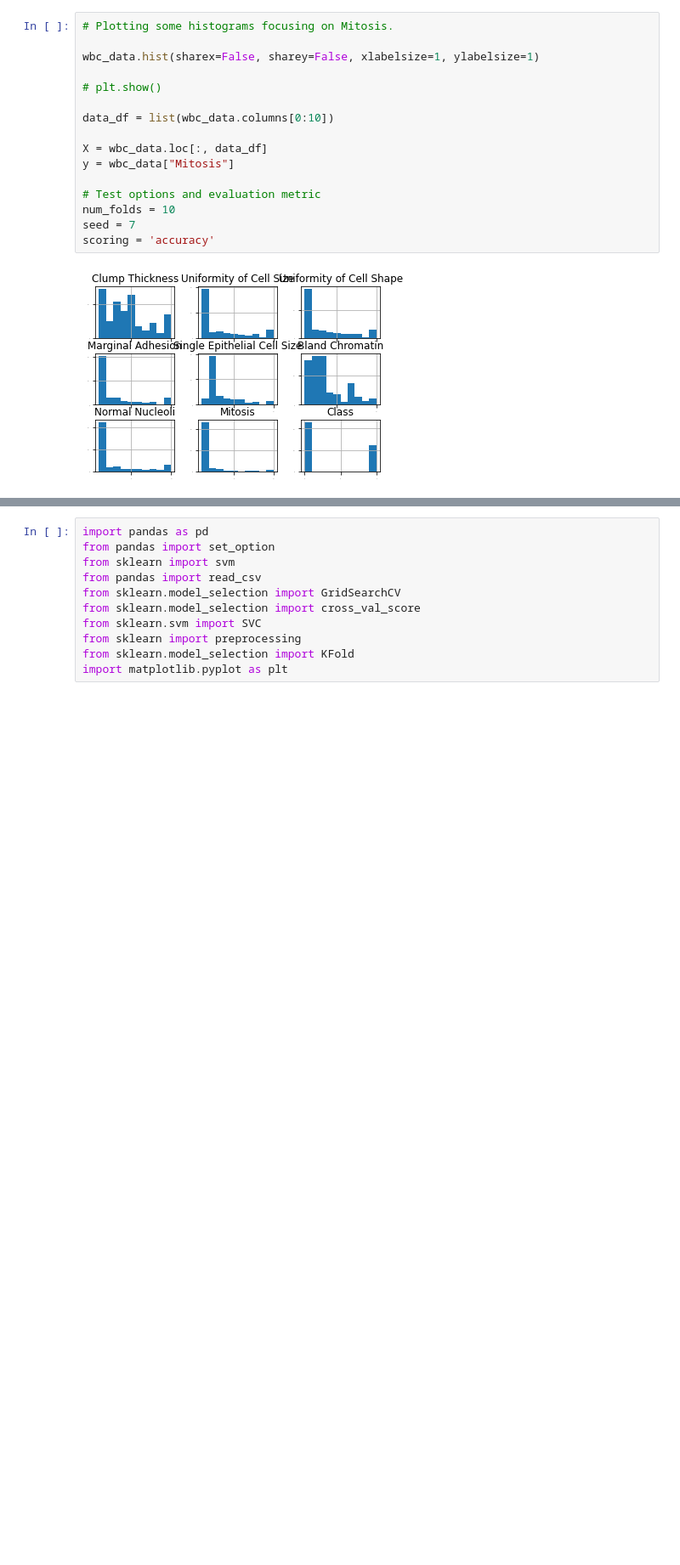
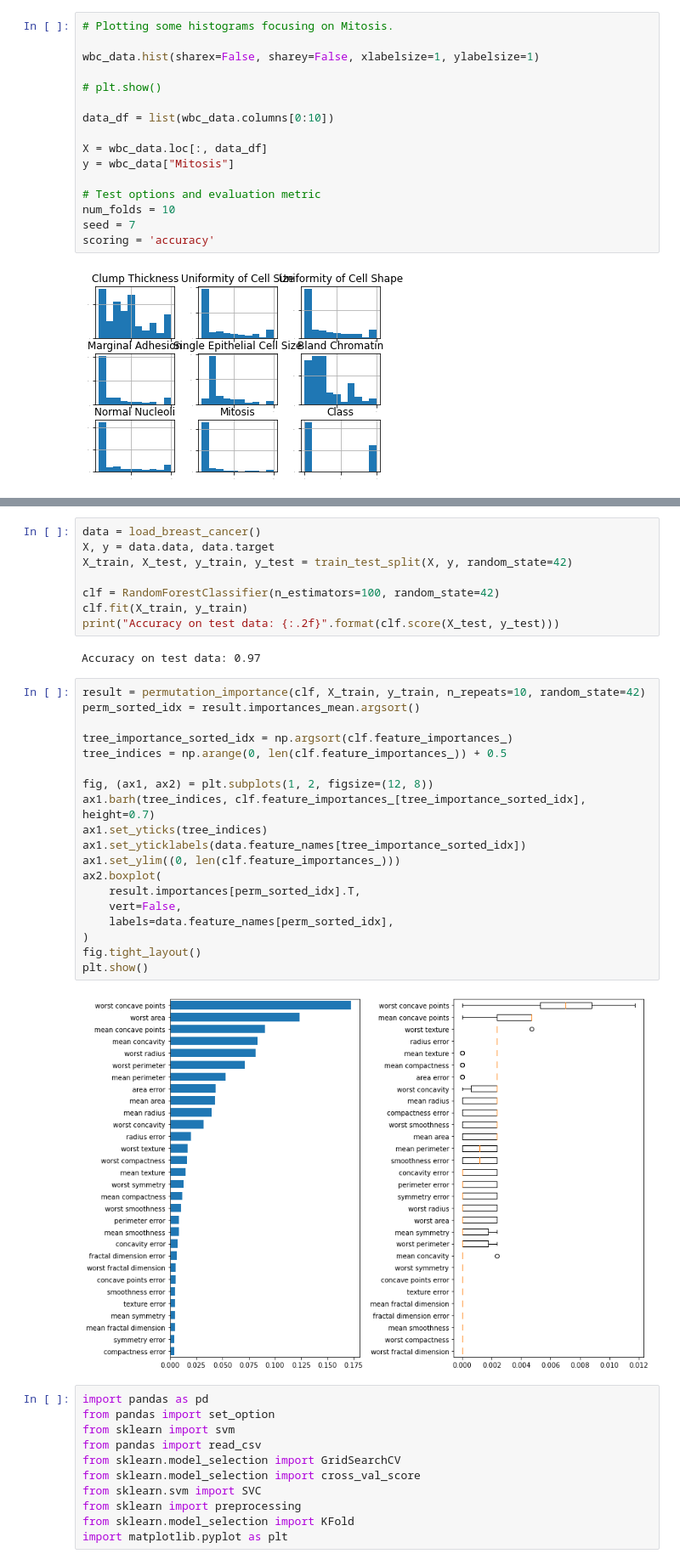
Before and after one commit to AndrewShanahan/PfDA_2, a Jupyter notebook: PfDA Assignment 2.ipynb, the cells around one changed output, grey strips where cells are left out. Shown: that part at 85% size. Drawn from its saved outputs; the diff is of its cells as text; blank space fills up the shorter version.

```diff
--- a/PfDA Assignment 2.ipynb
+++ b/PfDA Assignment 2.ipynb
@@ -170,3 +291,34 @@ scoring = 'accuracy'
+# %%
+data = load_breast_cancer()
+X, y = data.data, data.target
+X_train, X_test, y_train, y_test = train_test_split(X, y, random_state=42)
+
+clf = RandomForestClassifier(n_estimators=100, random_state=42)
+clf.fit(X_train, y_train)
+print("Accuracy on test data: {:.2f}".format(clf.score(X_test, y_test)))
+# %% [output]
+Accuracy on test data: 0.97
+# %%
+result = permutation_importance(clf, X_train, y_train, n_repeats=10, random_state=42)
+perm_sorted_idx = result.importances_mean.argsort()
+
+tree_importance_sorted_idx = np.argsort(clf.feature_importances_)
+tree_indices = np.arange(0, len(clf.feature_importances_)) + 0.5
+
+fig, (ax1, ax2) = plt.subplots(1, 2, figsize=(12, 8))
+ax1.barh(tree_indices, clf.feature_importances_[tree_importance_sorted_idx], height=0.7)
+ax1.set_yticks(tree_indices)
+ax1.set_yticklabels(data.feature_names[tree_importance_sorted_idx])
+ax1.set_ylim((0, len(clf.feature_importances_)))
+ax2.boxplot(
+    result.importances[perm_sorted_idx].T,
+    vert=False,
+    labels=data.feature_names[perm_sorted_idx],
+)
+fig.tight_layout()
+plt.show()
+# %% [output]
+[figure, added]
 # %%
 import pandas as pd
 from pandas import set_option
```
Also changed, not shown: parts of 18 cells of this notebook, 1 other file.
